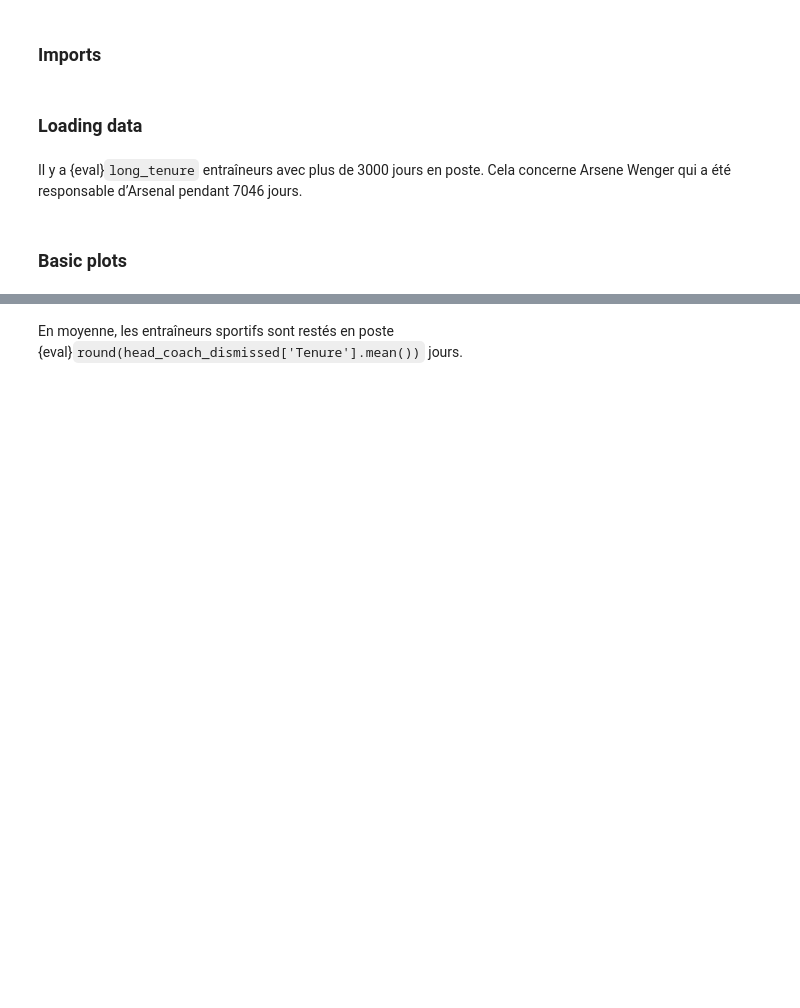
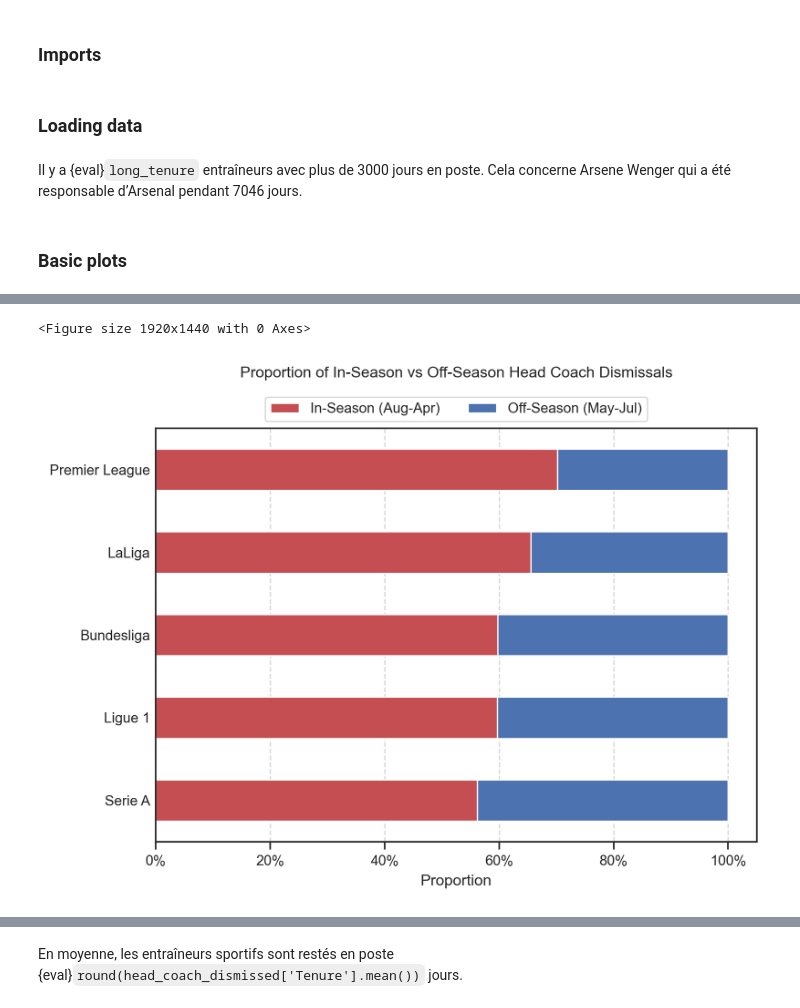
Before and after one commit to mathisdrn/head_coach_dismissal, a Jupyter notebook: src/03 Headcoach analysis.ipynb, the cells around one changed output, grey strips where cells are left out. Drawn from its saved outputs; the diff is of its cells as text; code cells hidden in the pictures; blank space fills up the shorter version.

```diff
--- a/src/03 Headcoach analysis.ipynb
+++ b/src/03 Headcoach analysis.ipynb
@@ -58 +58,21 @@ plt.ylabel('Proportion');
+# %%
+#| label: hc_season_break
+# Proportion of in-season vs off-season head coach dismissal per league
+head_coach_dismissed['OffSeason'] = head_coach_dismissed['EndDate'].dt.month.isin([5, 6, 7])
+season_break = head_coach_dismissed.groupby(['League'])['OffSeason'].value_counts(normalize=True).unstack().fillna(0)
+season_break.columns = ['In-Season', 'Off-Season']
+season_break = season_break.sort_values(by='Off-Season', ascending=False)
+# plot season_break for each league
+fig = plt.figure()
+season_break.plot(kind='barh', stacked=True, color=['r', 'b'])
+plt.legend(labels=['In-Season (Aug-Apr)', 'Off-Season (May-Jul)'], loc='lower center', bbox_to_anchor=(0.5, 1.0), ncol=2)
+plt.gca().xaxis.set_major_formatter(mticker.PercentFormatter(xmax=1))
+plt.tick_params(axis='y', which='both', length=0)
+plt.title('Proportion of In-Season vs Off-Season Head Coach Dismissals', y = 1.10)
+plt.xlabel('Proportion')
+plt.ylabel('')
+plt.grid(axis='x', linestyle='--', alpha=0.8);
+# %% [output]
+<Figure size 1920x1440 with 0 Axes>
+[figure, added]
 # %%
```
Also changed, not shown: parts of 12 cells of this notebook, 7 other files.
